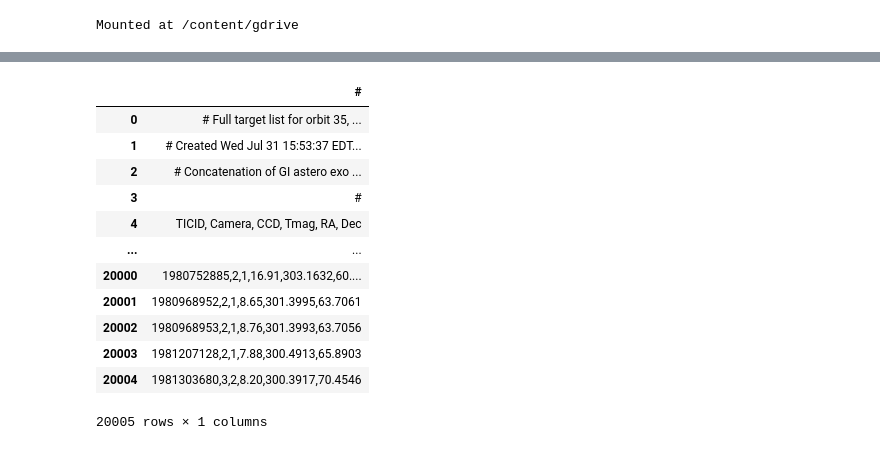
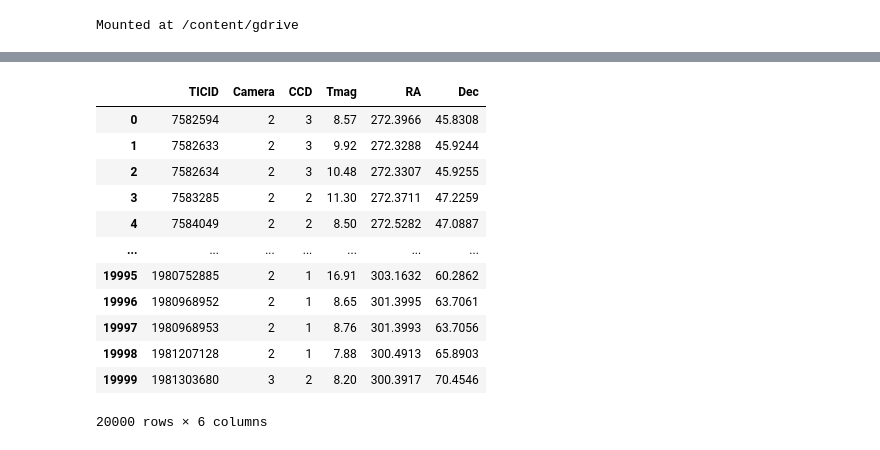
Before and after one commit to elsiecolme/EscapeEarth, a Jupyter notebook: Interns/Elise/DownloadData.ipynb, the cells around one changed output, grey strips where cells are left out. Drawn from its saved outputs; the diff is of its cells as text; code cells hidden in the pictures.

```diff
--- a/Interns/Elise/DownloadData.ipynb
+++ b/Interns/Elise/DownloadData.ipynb
@@ -19,18 +19,18 @@ import lightkurve as lp
 # %%
-data = pd.read_csv('/content/gdrive/My Drive/EscapeEarthData/all_targets_S014_v1.csv',header=0,delimiter =' ')
+sector14 = pd.read_csv('/content/gdrive/My Drive/EscapeEarthData/all_targets_S014_v1.csv', skiprows = 5)
-# %%
-data
-# %% [output]
-|  | # |
-| 0 | # Full target list for orbit 35, ... |
-| 1 | # Created Wed Jul 31 15:53:37 EDT... |
-| 2 | # Concatenation of GI astero exo ... |
-| 3 | # |
-| 4 | TICID, Camera, CCD, Tmag, RA, Dec |
-| ... | ... |
-| 20000 | 1980752885,2,1,16.91,303.1632,60.... |
-| 20001 | 1980968952,2,1,8.65,301.3995,63.7061 |
-| 20002 | 1980968953,2,1,8.76,301.3993,63.7056 |
-| 20003 | 1981207128,2,1,7.88,300.4913,65.8903 |
-| 20004 | 1981303680,3,2,8.20,300.3917,70.4546 |
-20005 rows × 1 columns
+# %%
+sector14
+# %% [output]
+|  | TICID | Camera | CCD | Tmag | RA | Dec |
+| 0 | 7582594 | 2 | 3 | 8.57 | 272.3966 | 45.8308 |
+| 1 | 7582633 | 2 | 3 | 9.92 | 272.3288 | 45.9244 |
+| 2 | 7582634 | 2 | 3 | 10.48 | 272.3307 | 45.9255 |
+| 3 | 7583285 | 2 | 2 | 11.30 | 272.3711 | 47.2259 |
+| 4 | 7584049 | 2 | 2 | 8.50 | 272.5282 | 47.0887 |
+| ... | ... | ... | ... | ... | ... | ... |
+| 19995 | 1980752885 | 2 | 1 | 16.91 | 303.1632 | 60.2862 |
+| 19996 | 1980968952 | 2 | 1 | 8.65 | 301.3995 | 63.7061 |
+| 19997 | 1980968953 | 2 | 1 | 8.76 | 301.3993 | 63.7056 |
+| 19998 | 1981207128 | 2 | 1 | 7.88 | 300.4913 | 65.8903 |
+| 19999 | 1981303680 | 3 | 2 | 8.20 | 300.3917 | 70.4546 |
+20000 rows × 6 columns
```
Also changed, not shown: parts of 8 cells of this notebook.
